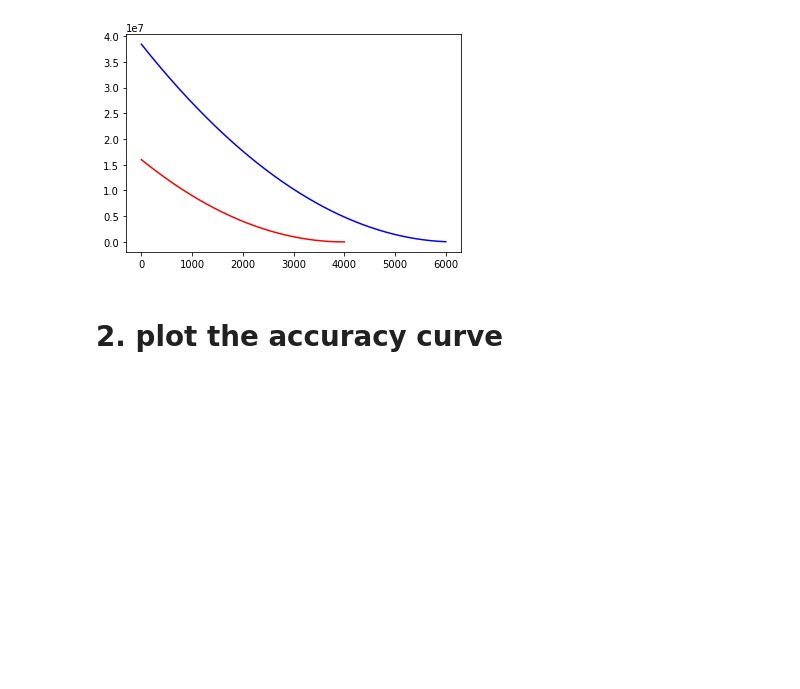
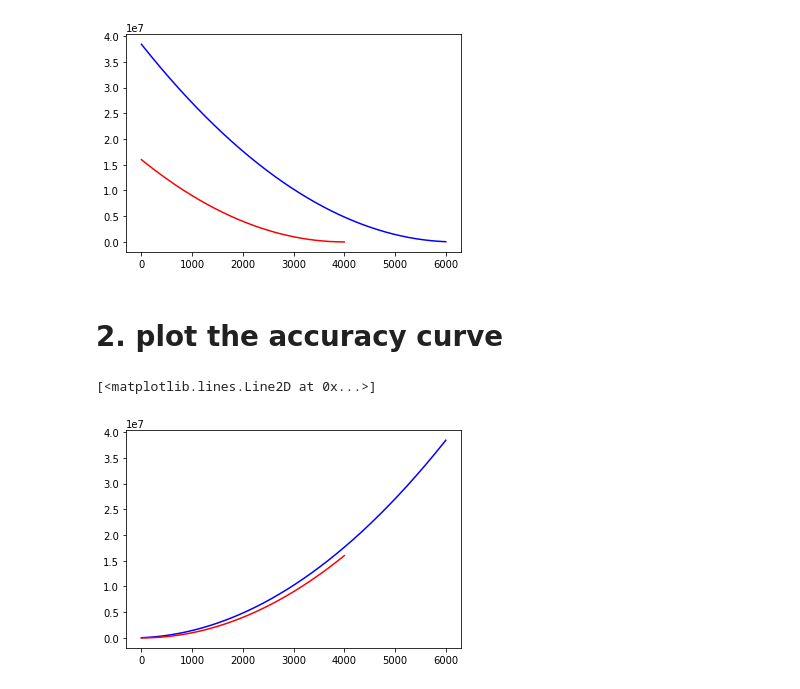
Before and after one commit to seyoung911/ClearWater, a Jupyter notebook: Assignment09.ipynb, the cells around one changed output. Drawn from its saved outputs; the diff is of its cells as text; code cells hidden in the pictures; blank space fills up the shorter version.

Commit message:
accuracy calculation & plot

```diff
--- a/Assignment09.ipynb
+++ b/Assignment09.ipynb
@@ -169,12 +169,15 @@ costArray_testing = []
 cost = 0
 accuracy_training_cnt = 0
 accuracy_testing_cnt = 0
+trainingNum = 6000
+testingNum = 4000
 
 # 코스트함수 = objective function 구현 + # gradient descent 구현 + 파라미터 갱신해서 원래 어레이에 재 저장
 
-for i in range(6000) :
+for i in range(trainingNum) :
   l = list_label[i]
-  if (l == h[i]) : accuracy_training_cnt += 1
+  #if (l == h[i]) : accuracy_training_cnt += 1>>>>>>>>>>>>>>살리기
+  #accuracy_training_array.append(accuracy_training_cnt/trainingNum)>>>>>>>>>>>살리기
   for j in range(10):
    cost = -l*math.log(im_vector_matrix_4_sig[j][i]+0.0000001) - (1-l)*math.log(1-im_vector_matrix_4_sig[j][i]+0.00000001)
    costArray_training.append(cost)
@@ -227,12 +230,14 @@ for line in data:
 
     count += 1
 
-for i in range(4000) :
+for i in range(testingNum) :
   l = list_label[i]
+ # if (l == h[i]): #accuracy_testing_array.append(accuracy_testing_cnt/testingNum)>>>>>>>>>>>살리기
+ #accuracy_testing_array.append(accuracy_testing_cnt/testingNum)>>>>>>>>>>>살리기
   for j in range(10):
    cost = -l*math.log(im_vector_matrix_4_sig[j][i]+0.0000001) - (1-l)*math.log(1-im_vector_matrix_4_sig[j][i]+0.00000001)
    costArray_testing.append(cost)
-   ##############삭제$$$##############################
+ ##############삭제$$$##############################
 costArray_testing.clear()
 for i in range(4000):
   costArray_testing.append((i)**2+80+random.random())
@@ -256,5 +259,8 @@ plt.plot([i for i in range(len(costArray_testing))],sorted(costArray_testing, re
 # 2. plot the accuracy curve
 # %%
 plt.figure()
-plt.plot([i for i in range(len(costArray_training))],sorted(costArray_training, reverse = True),color='blue')########삭제###########
-plt.plot([i for i in range(len(costArray_testing))],sorted(costArray_testing, reverse = True),color= 'red')##########삭제#############
+plt.plot([i for i in range(len(costArray_training))],sorted(costArray_training, ),color='blue')#>>>>>>>>>>>>>>>>>..accuracy_training_array로 바꾸기
+plt.plot([i for i in range(len(costArray_testing))],sorted(costArray_testing,),color= 'red')##########삭제#############
+# %% [output]
+[<matplotlib.lines.Line2D at 0x...>]
+[figure, added]
```
Also changed, not shown: parts of 1 cell of this notebook.
